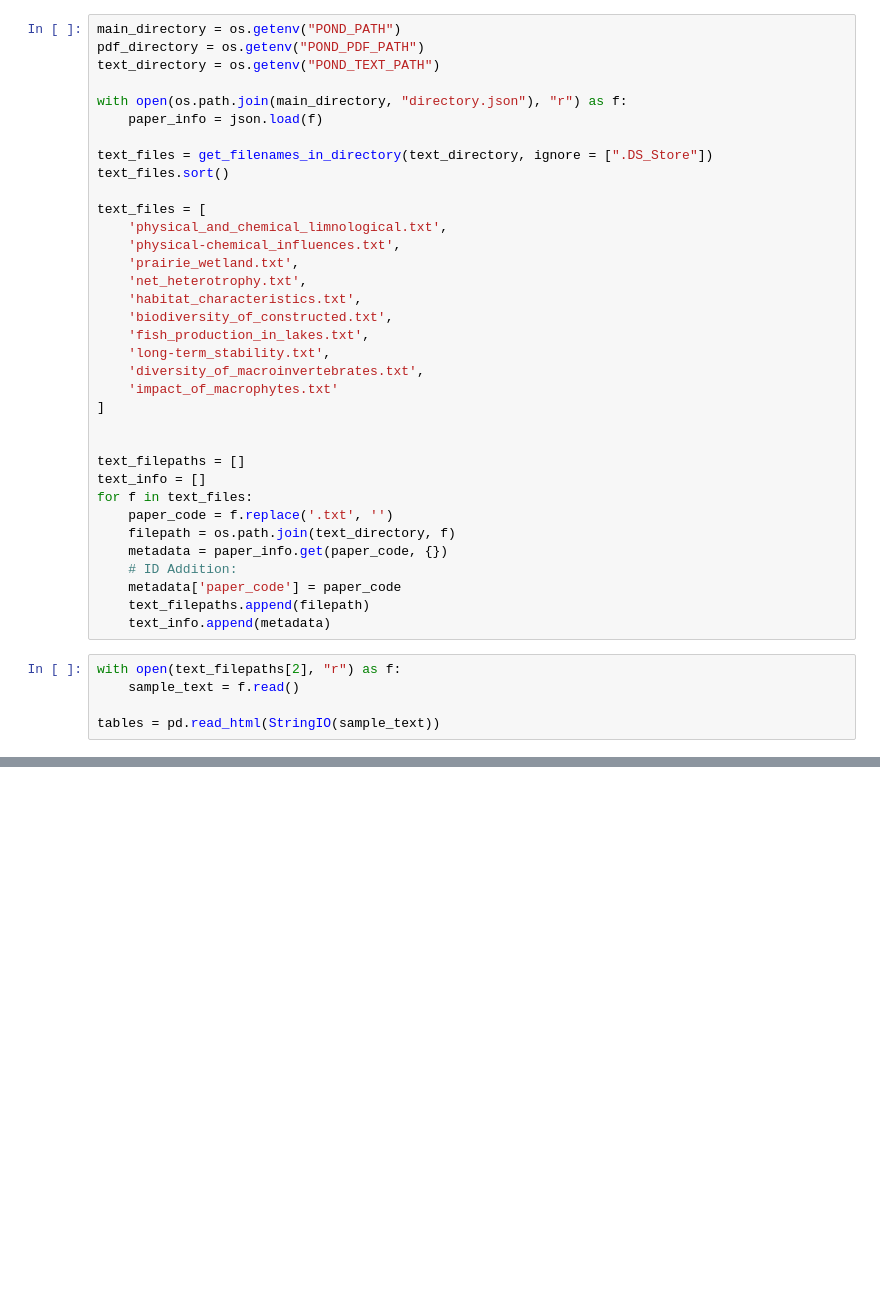
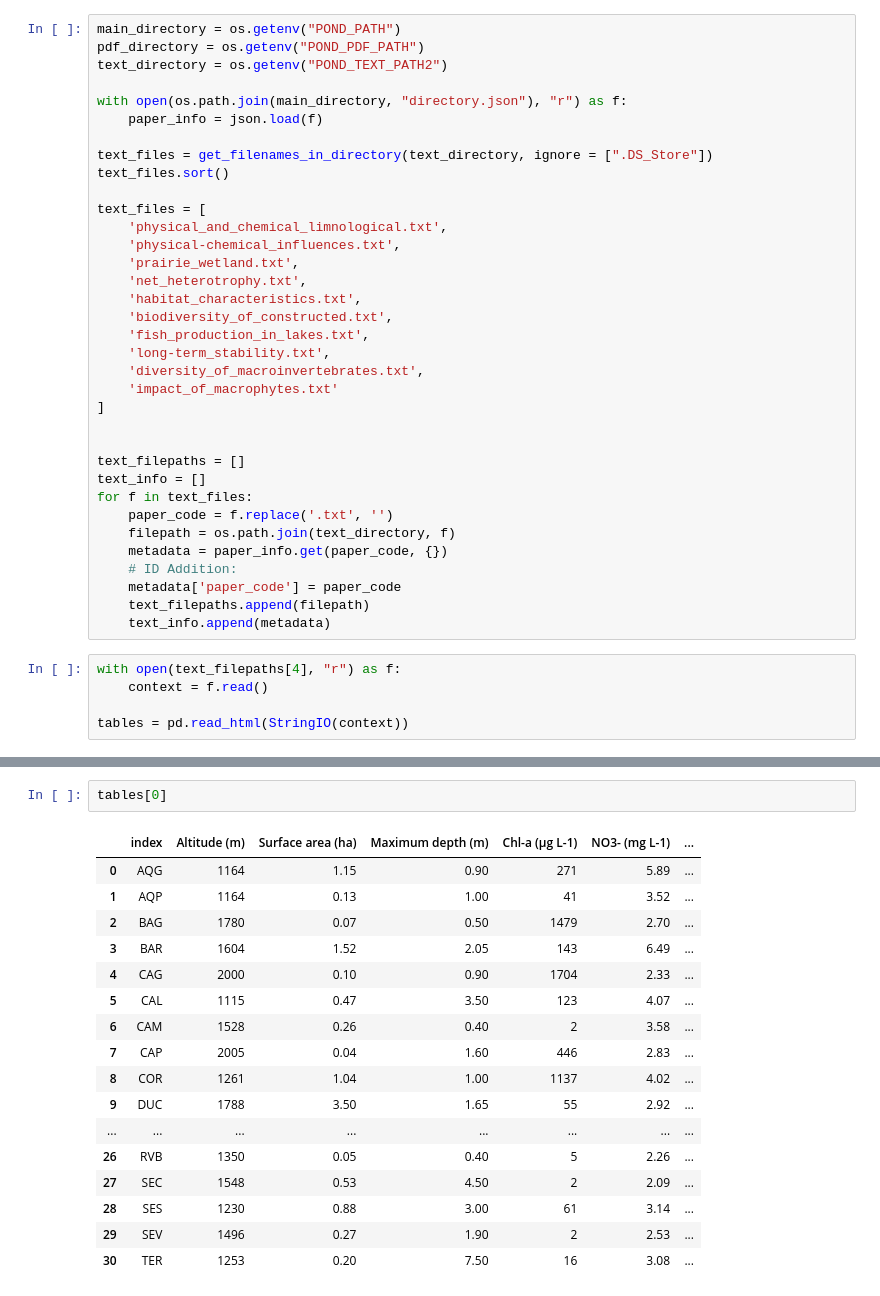
Before and after one commit to kevinqnb/scholarlm, a Jupyter notebook: examples/ocr.ipynb, the cells around one changed output, grey strips where cells are left out. Drawn from its saved outputs; the diff is of its cells as text; blank space fills up the shorter version.

```diff
--- a/examples/ocr.ipynb
+++ b/examples/ocr.ipynb
@@ -16,7 +16,7 @@ WARNING 12-17 21:10:39 [_custom_ops.py:20] Failed to import from vllm._C with Im
 # %%
 main_directory = os.getenv("POND_PATH")
 pdf_directory = os.getenv("POND_PDF_PATH")
-text_directory = os.getenv("POND_TEXT_PATH")
+text_directory = os.getenv("POND_TEXT_PATH2")
 
 with open(os.path.join(main_directory, "directory.json"), "r") as f:
     paper_info = json.load(f)
@@ -49,8 +49,8 @@ for f in text_files:
     text_filepaths.append(filepath)
     text_info.append(metadata)
 # %%
-with open(text_filepaths[2], "r") as f:
-    sample_text = f.read()
+with open(text_filepaths[4], "r") as f:
+    context = f.read()
 
-tables = pd.read_html(StringIO(sample_text))
+tables = pd.read_html(StringIO(context))
 # %%
@@ -169,0 +76,20 @@ dict_keys(['selections'])
+# %%
+tables[0]
+# %% [output]
+|  | index | Altitude (m) | Surface area (ha) | Maximum depth (m) | Chl-a (µg L-1) | NO3- (mg L-1) | ... |
+| 0 | AQG | 1164 | 1.15 | 0.90 | 271 | 5.89 | ... |
+| 1 | AQP | 1164 | 0.13 | 1.00 | 41 | 3.52 | ... |
+| 2 | BAG | 1780 | 0.07 | 0.50 | 1479 | 2.70 | ... |
+| 3 | BAR | 1604 | 1.52 | 2.05 | 143 | 6.49 | ... |
+| 4 | CAG | 2000 | 0.10 | 0.90 | 1704 | 2.33 | ... |
+| 5 | CAL | 1115 | 0.47 | 3.50 | 123 | 4.07 | ... |
+| 6 | CAM | 1528 | 0.26 | 0.40 | 2 | 3.58 | ... |
+| 7 | CAP | 2005 | 0.04 | 1.60 | 446 | 2.83 | ... |
+| 8 | COR | 1261 | 1.04 | 1.00 | 1137 | 4.02 | ... |
+| 9 | DUC | 1788 | 3.50 | 1.65 | 55 | 2.92 | ... |
+| ... | ... | ... | ... | ... | ... | ... | ... |
+| 26 | RVB | 1350 | 0.05 | 0.40 | 5 | 2.26 | ... |
+| 27 | SEC | 1548 | 0.53 | 4.50 | 2 | 2.09 | ... |
+| 28 | SES | 1230 | 0.88 | 3.00 | 61 | 3.14 | ... |
+| 29 | SEV | 1496 | 0.27 | 1.90 | 2 | 2.53 | ... |
+| 30 | TER | 1253 | 0.20 | 7.50 | 16 | 3.08 | ... |
```
Also changed, not shown: parts of 16 cells of this notebook, 25 other files.
